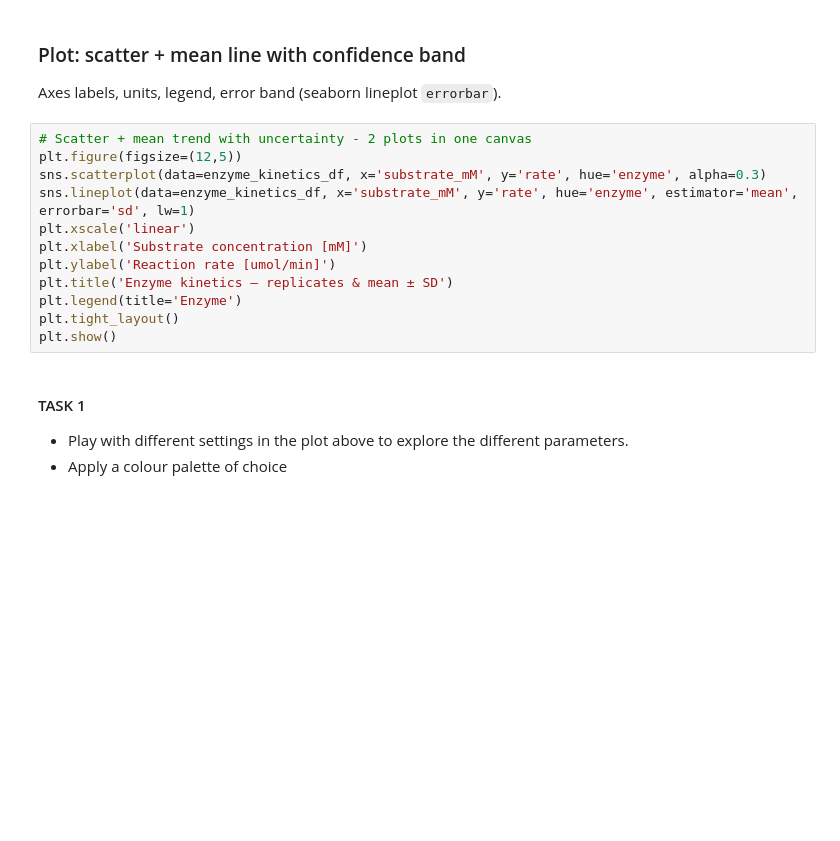
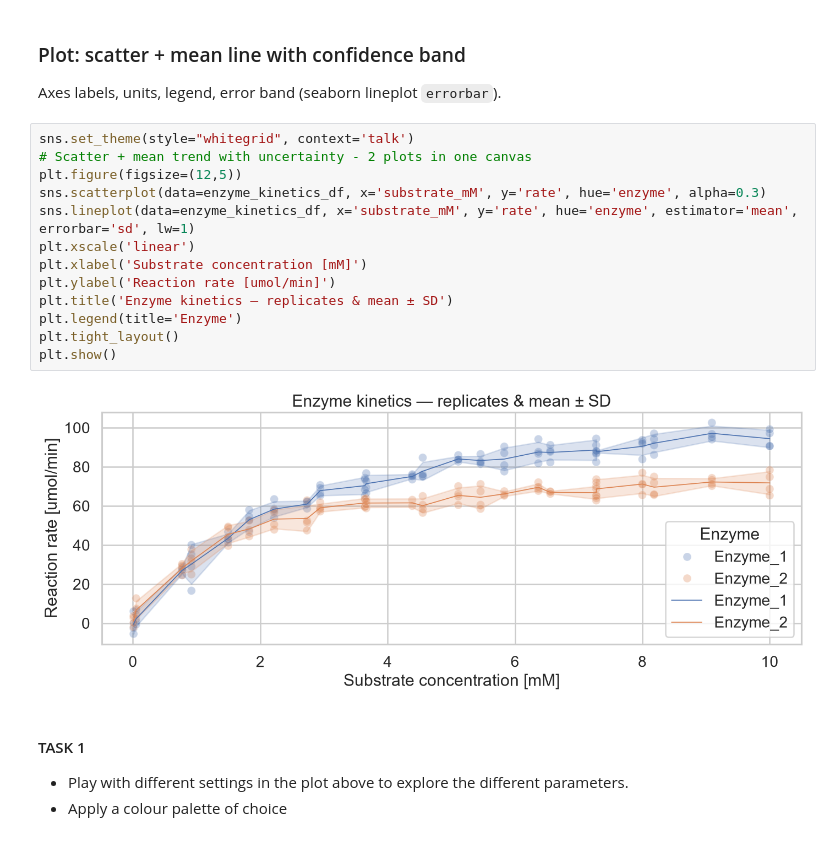
Before and after one commit to mcschuman/ChemicalDataScience103, a Jupyter notebook: lectures/session20/materials/visualisation.ipynb, the cells around one changed output. Cells and saved outputs as stored; diff of their text form; blank space fills up the shorter version.

```diff
--- a/lectures/session20/materials/visualisation.ipynb
+++ b/lectures/session20/materials/visualisation.ipynb
@@ -23,17 +35,20 @@ enzyme_kinetics_df.info()
 ### Plot: scatter + mean line with confidence band
 Axes labels, units, legend, error band (seaborn lineplot `errorbar`).
 # %%
+sns.set_theme(style="whitegrid", context='talk')
 # Scatter + mean trend with uncertainty - 2 plots in one canvas
 plt.figure(figsize=(12,5))
 sns.scatterplot(data=enzyme_kinetics_df, x='substrate_mM', y='rate', hue='enzyme', alpha=0.3)
 sns.lineplot(data=enzyme_kinetics_df, x='substrate_mM', y='rate', hue='enzyme', estimator='mean', errorbar='sd', lw=1)
 plt.xscale('linear')
 plt.xlabel('Substrate concentration [mM]')
 plt.ylabel('Reaction rate [umol/min]')
 plt.title('Enzyme kinetics — replicates & mean ± SD')
 plt.legend(title='Enzyme')
 plt.tight_layout()
 plt.show()
+# %% [output]
+[figure, added]
 # %% [markdown]
 #### TASK 1
 - Play with different settings in the plot above to explore the different parameters.
```
Also changed, not shown: parts of 1 cell of this notebook, 1 other file.
